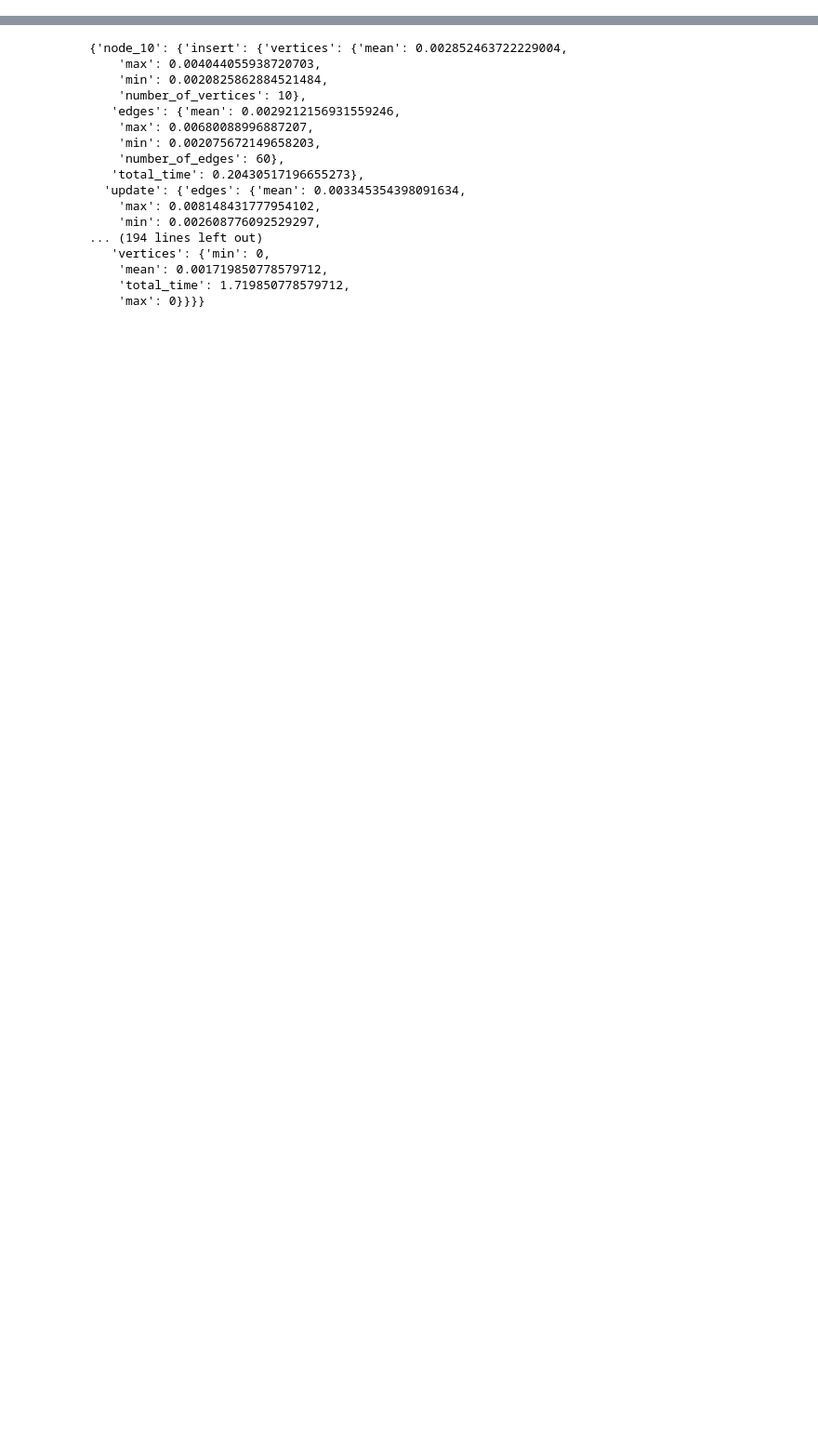
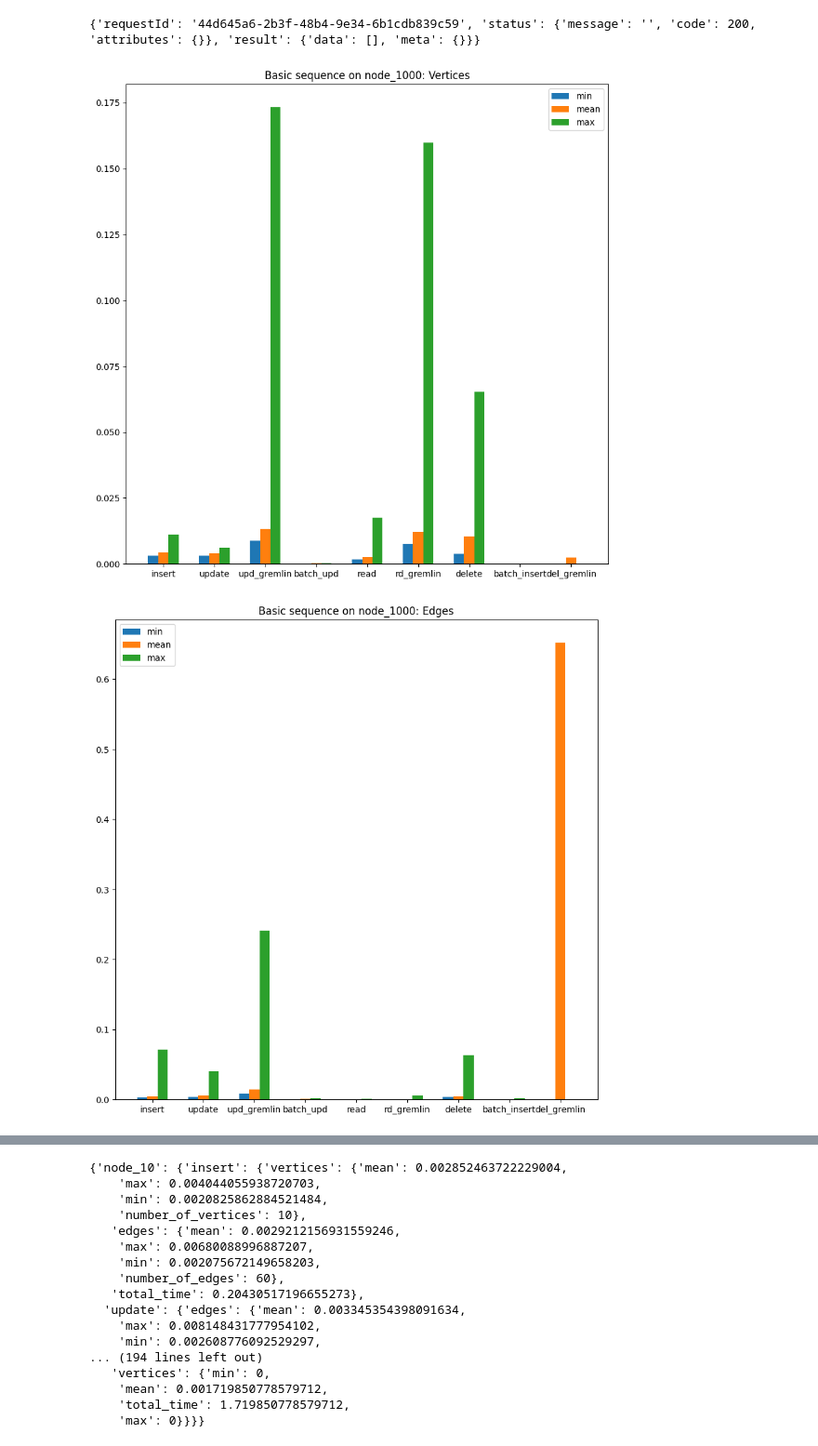
Before and after one commit to thodpap/CompareGraphDatabases, a Jupyter notebook: main_code/main.ipynb, the cells around one changed output, grey strips where cells are left out. Shown at 93% size. Saved outputs shown, nothing was run; the diff lists cells and outputs as text; code cells hidden in the pictures; blank space fills up the shorter version.

```diff
--- a/main_code/main.ipynb
+++ b/main_code/main.ipynb
@@ -136,0 +160,7 @@ length = 32
+# %%
+results = {}
+
+results["node_1000"] = execute_database("node_1000", large=False)
+print("db:", "node_1000")
+print(results["node_1000"])
+# %% [output]
@@ -136,0 +169,3 @@ length = 32
+{'requestId': '44d645a6-2b3f-48b4-9e34-6b1cdb839c59', 'status': {'message': '', 'code': 200, 'attributes': {}}, 'result': {'data': [], 'meta': {}}}
+[figure, added]
+[figure, added]
```
Also changed, not shown: parts of 17 cells of this notebook, 40 other files.
